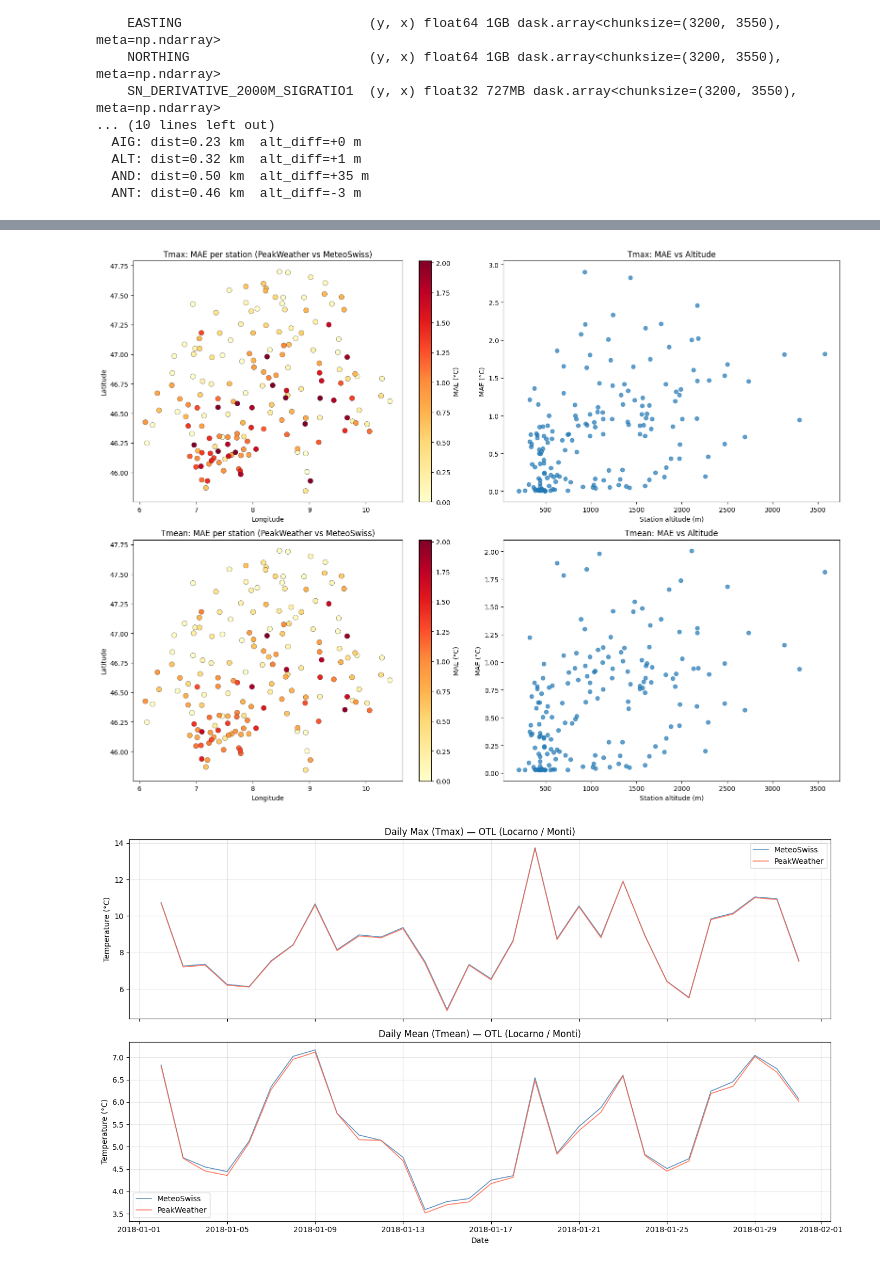
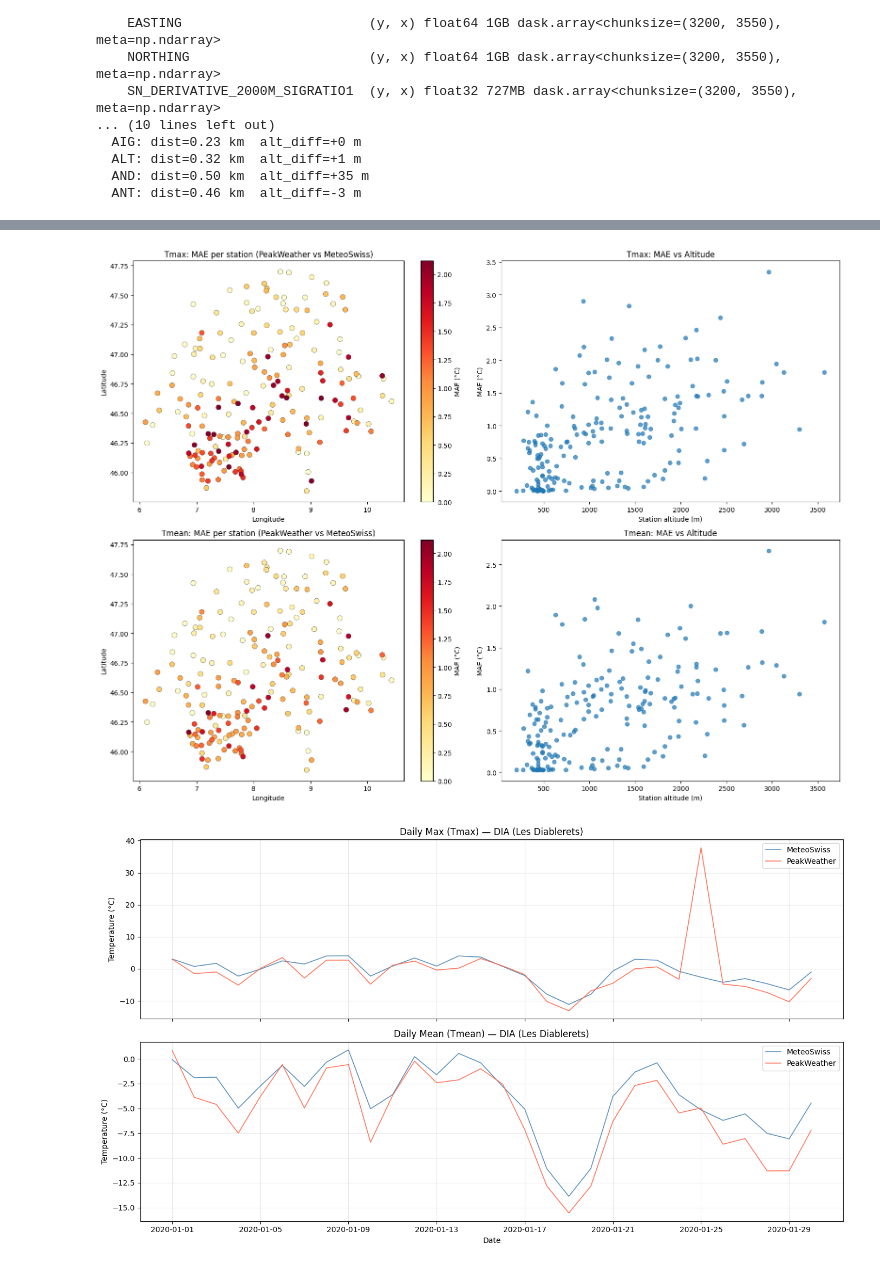
Before and after one commit to adrienpaolini/convNPClimate, a Jupyter notebook: Meteoswiss_datasets_comparison.ipynb, the cells around one changed output, grey strips where cells are left out. Drawn from its saved outputs; the diff is of its cells as text; code cells hidden in the pictures.

```diff
--- a/Meteoswiss_datasets_comparison.ipynb
+++ b/Meteoswiss_datasets_comparison.ipynb
@@ -11,7 +11,7 @@ METEO_SWISS_MAX_TEMP_GLOB = './datasets/MeteoSwiss/TmaxD_v2.0_swiss.lv95/*.nc'
 METEO_SWISS_MEAN_TEMP_GLOB = './datasets/MeteoSwiss/TabsD_v2.0_swiss.lv95/*.nc'
 PW_FIRST_DATE    = '2017-01-03'
 PW_LAST_DATE     = '2024-12-31'
-NAN_THRESHOLD    = 0.99   # keep stations with ≥99% valid days (≤1% NaN)
+NAN_THRESHOLD    = 0.1   # keep stations with ≥99% valid days (≤1% NaN)
 # %%
 daily_tmax_pw, stations_meta, valid_stations = ds.load_peakweather_stations(
     first_date=PW_FIRST_DATE,
@@ -302,11 +302,11 @@ for row, (label, df) in enumerate([('Tmax', results_tmax), ('Tmean', results_tme
 plt.tight_layout()
 plt.show()
 # %% [output]
-[figure, old version]
+[figure, new version]
 # %%
-SELECTED_STATION = 'OTL'         # PeakWeather station code
-PLOT_START_DATE  = '2018-01-02'
-PLOT_END_DATE    = '2018-01-31'
+SELECTED_STATION = 'DIA'         # PeakWeather station code
+PLOT_START_DATE  = '2020-01-01'
+PLOT_END_DATE    = '2020-01-30'
 
 date_mask = (common_dates >= PLOT_START_DATE) & (common_dates <= PLOT_END_DATE)
 plot_dates = common_dates[date_mask]
@@ -314,34 +314,34 @@ plot_dates = common_dates[date_mask]
 if SELECTED_STATION not in valid_stations:
     raise ValueError(f"Station '{SELECTED_STATION}' not in valid_stations. "
                      f"Check the station code or NaN threshold.")
 
 j = valid_stations.index(SELECTED_STATION)
 stn_name = stations_meta.loc[SELECTED_STATION, 'station_name']
 
 fig, axes = plt.subplots(2, 1, figsize=(14, 8), sharex=True)
 
 for ax, label, pw_2d, ms_2d in [
     (axes[0], 'Daily Max (Tmax)',  pw_tmax_at_stns,  ms_tmax_at_stns),
     (axes[1], 'Daily Mean (Tmean)', pw_tmean_at_stns, ms_tmean_at_stns),
 ]:
     pw_series = pw_2d[date_mask, j]
     ms_series = ms_2d[date_mask, j]
 
     ax.plot(plot_dates, ms_series, color='steelblue', linewidth=1.2,
             label='MeteoSwiss', alpha=0.85)
     ax.plot(plot_dates, pw_series, color='tomato',    linewidth=1.2,
             label='PeakWeather', alpha=0.85)
 
     ax.set_ylabel('Temperature (°C)')
     ax.set_title(f'{label} — {SELECTED_STATION} ({stn_name})')
     ax.legend()
     ax.grid(True, alpha=0.3)
 
 axes[1].set_xlabel('Date')
 plt.tight_layout()
 plt.show()
 # %% [output]
-[figure, old version]
+[figure, new version]
 # %%
 DIFF_THRESHOLD = 5.0   # °C
 
```
Also changed, not shown: parts of 7 cells of this notebook, 3 other files.
